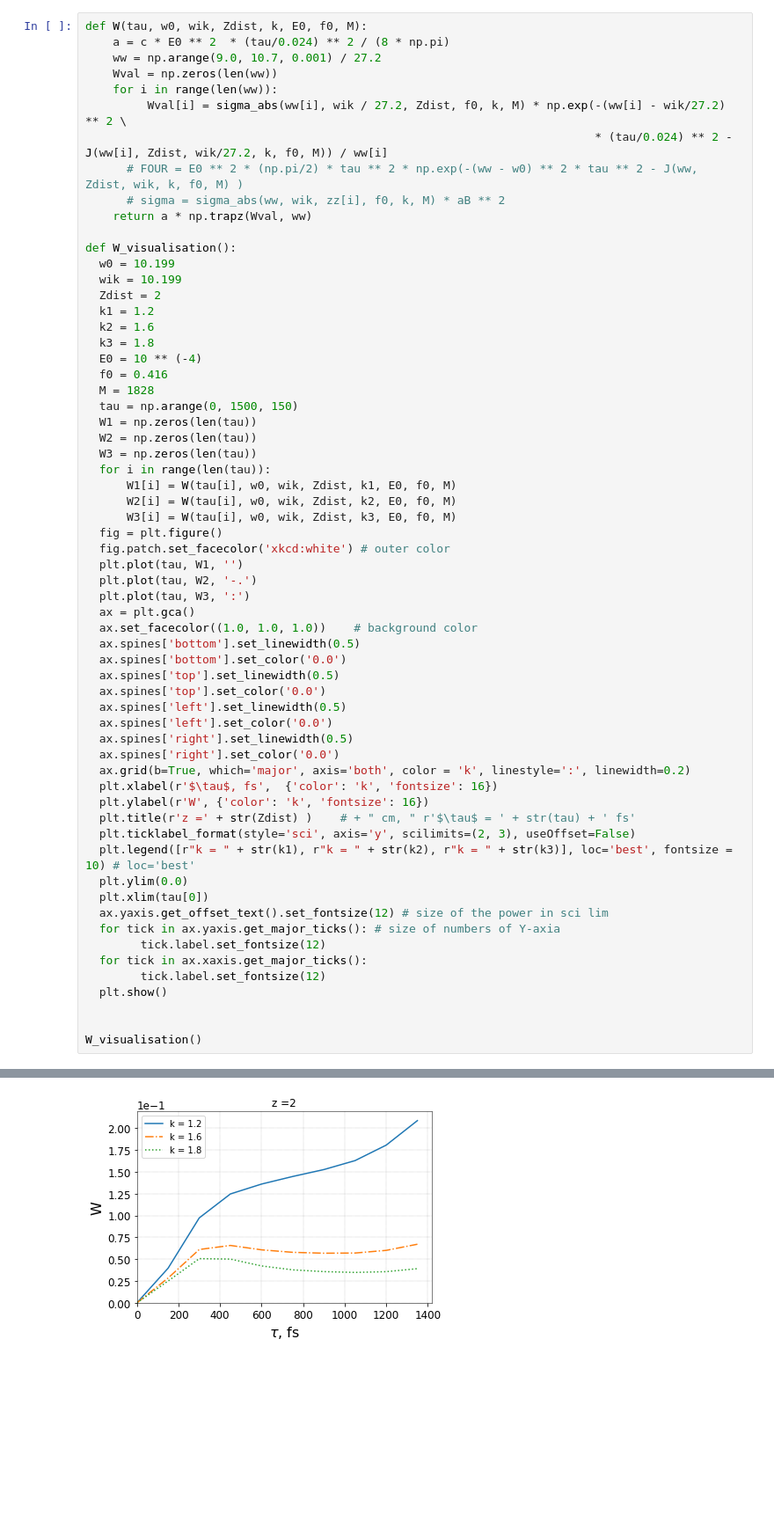
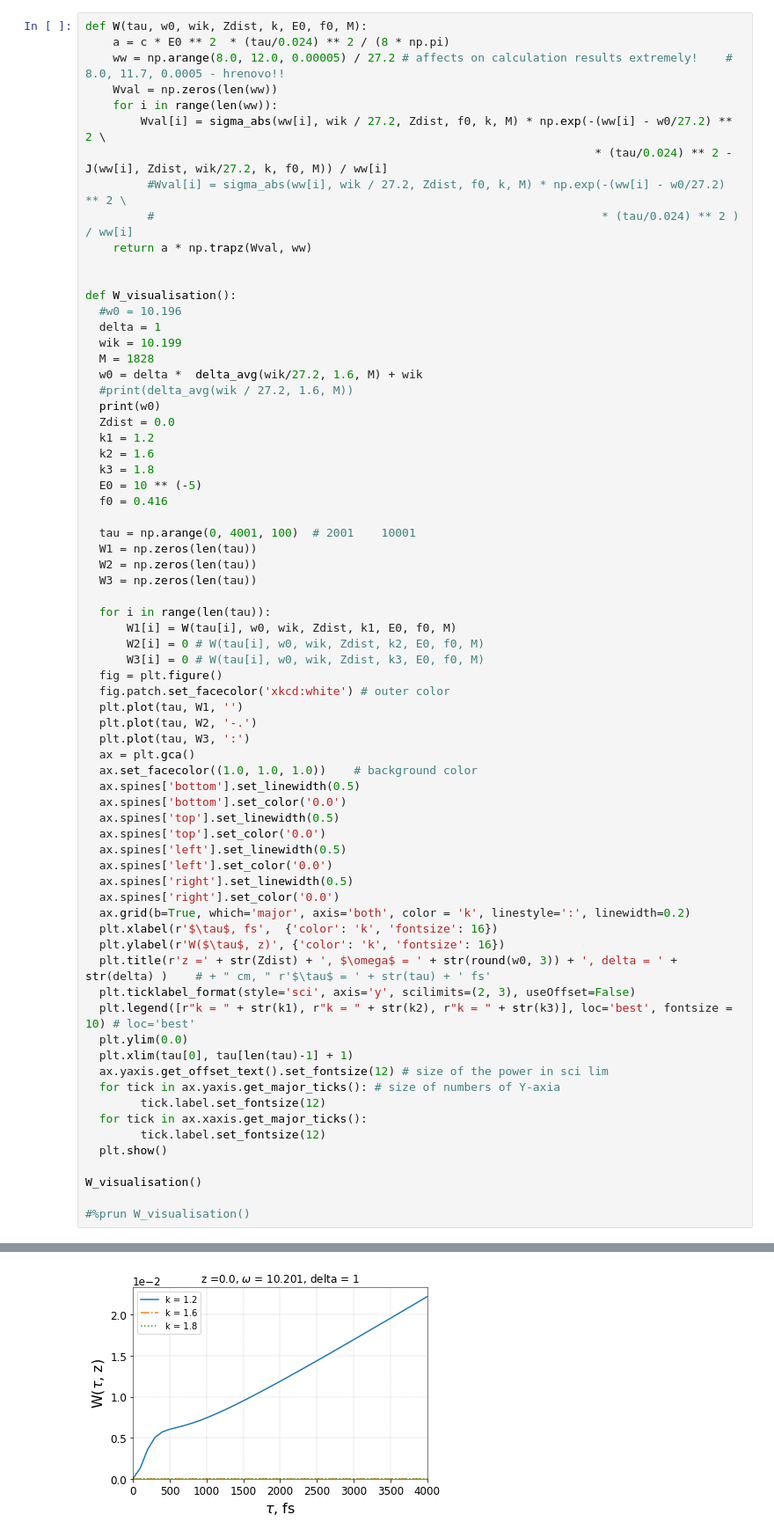
Before and after one commit to sakhnos/Paper4_Plasma, a Jupyter notebook: Plasma_W()_Zdv_T&n_profiles.ipynb, the cells around one changed output, grey strips where cells are left out. Shown at 88% size. Cells and saved outputs as stored; diff of their text form; blank space fills up the shorter version.

```diff
--- a/Plasma_W()_Zdv_T&n_profiles.ipynb
+++ b/Plasma_W()_Zdv_T&n_profiles.ipynb
@@ -221,33 +254,40 @@ Four2_vis()
 # %%
 def W(tau, w0, wik, Zdist, k, E0, f0, M):
     a = c * E0 ** 2  * (tau/0.024) ** 2 / (8 * np.pi)
-    ww = np.arange(9.0, 10.7, 0.001) / 27.2
+    ww = np.arange(8.0, 12.0, 0.00005) / 27.2 # affects on calculation results extremely!    # 8.0, 11.7, 0.0005 - hrenovo!!
     Wval = np.zeros(len(ww))
     for i in range(len(ww)):
-         Wval[i] = sigma_abs(ww[i], wik / 27.2, Zdist, f0, k, M) * np.exp(-(ww[i] - wik/27.2) ** 2 \
+        Wval[i] = sigma_abs(ww[i], wik / 27.2, Zdist, f0, k, M) * np.exp(-(ww[i] - w0/27.2) ** 2 \
                                                                           * (tau/0.024) ** 2 - J(ww[i], Zdist, wik/27.2, k, f0, M)) / ww[i]
-      # FOUR = E0 ** 2 * (np.pi/2) * tau ** 2 * np.exp(-(ww - w0) ** 2 * tau ** 2 - J(ww, Zdist, wik, k, f0, M) )
-      # sigma = sigma_abs(ww, wik, zz[i], f0, k, M) * aB ** 2
+         #Wval[i] = sigma_abs(ww[i], wik / 27.2, Zdist, f0, k, M) * np.exp(-(ww[i] - w0/27.2) ** 2 \
+         #                                                                 * (tau/0.024) ** 2 ) / ww[i]
     return a * np.trapz(Wval, ww)
 
+
 def W_visualisation():
-  w0 = 10.199
+  #w0 = 10.196
+  delta = 1
   wik = 10.199
-  Zdist = 2
+  M = 1828
+  w0 = delta *  delta_avg(wik/27.2, 1.6, M) + wik
+  #print(delta_avg(wik / 27.2, 1.6, M))
+  print(w0)
+  Zdist = 0.0
   k1 = 1.2
   k2 = 1.6
   k3 = 1.8
-  E0 = 10 ** (-4)
+  E0 = 10 ** (-5)
   f0 = 0.416
-  M = 1828
-  tau = np.arange(0, 1500, 150)
+
+  tau = np.arange(0, 4001, 100)  # 2001    10001
   W1 = np.zeros(len(tau))
   W2 = np.zeros(len(tau))
   W3 = np.zeros(len(tau))
+
   for i in range(len(tau)):
       W1[i] = W(tau[i], w0, wik, Zdist, k1, E0, f0, M)
-      W2[i] = W(tau[i], w0, wik, Zdist, k2, E0, f0, M)
-      W3[i] = W(tau[i], w0, wik, Zdist, k3, E0, f0, M)
+      W2[i] = 0 # W(tau[i], w0, wik, Zdist, k2, E0, f0, M)
+      W3[i] = 0 # W(tau[i], w0, wik, Zdist, k3, E0, f0, M)
   fig = plt.figure()
   fig.patch.set_facecolor('xkcd:white') # outer color
   plt.plot(tau, W1, '')
@@ -265,12 +305,12 @@ def W_visualisation():
   ax.spines['right'].set_color('0.0')
   ax.grid(b=True, which='major', axis='both', color = 'k', linestyle=':', linewidth=0.2)
   plt.xlabel(r'$\tau$, fs',  {'color': 'k', 'fontsize': 16})
-  plt.ylabel(r'W', {'color': 'k', 'fontsize': 16})
-  plt.title(r'z =' + str(Zdist) )    # + " cm, " r'$\tau$ = ' + str(tau) + ' fs'
+  plt.ylabel(r'W($\tau$, z)', {'color': 'k', 'fontsize': 16})
+  plt.title(r'z =' + str(Zdist) + ', $\omega$ = ' + str(round(w0, 3)) + ', delta = ' + str(delta) )    # + " cm, " r'$\tau$ = ' + str(tau) + ' fs'
   plt.ticklabel_format(style='sci', axis='y', scilimits=(2, 3), useOffset=False)
   plt.legend([r"k = " + str(k1), r"k = " + str(k2), r"k = " + str(k3)], loc='best', fontsize = 10) # loc='best'
   plt.ylim(0.0)
-  plt.xlim(tau[0])
+  plt.xlim(tau[0], tau[len(tau)-1] + 1)
   ax.yaxis.get_offset_text().set_fontsize(12) # size of the power in sci lim
   for tick in ax.yaxis.get_major_ticks(): # size of numbers of Y-axia
         tick.label.set_fontsize(12)
@@ -278,6 +318,7 @@ def W_visualisation():
         tick.label.set_fontsize(12)
   plt.show()
 
+W_visualisation()
 
-W_visualisation()
+#%prun W_visualisation()
 # %% [output]
@@ -284 +326 @@ W_visualisation()
-[figure, old version]
+[figure, new version]
```
Also changed, not shown: parts of 3 cells of this notebook.
